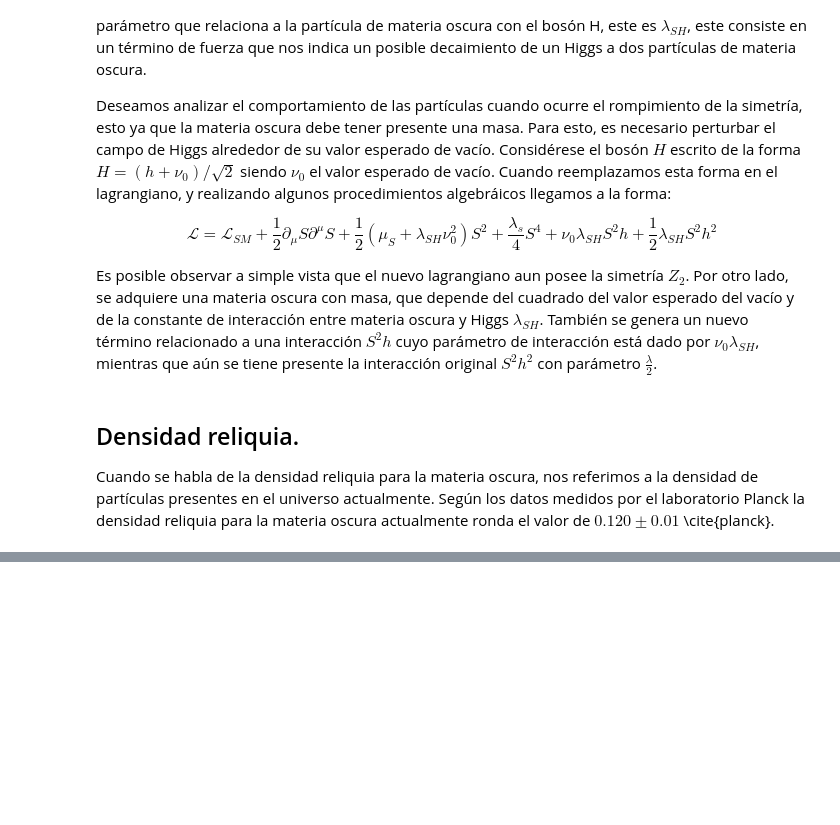
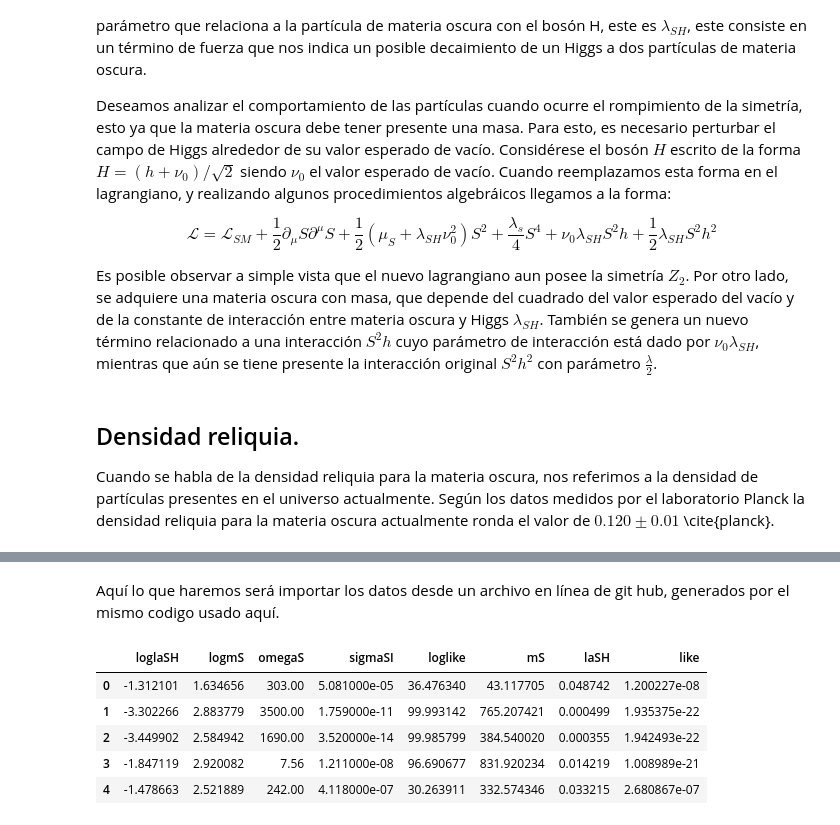
Before and after one commit to gadolfocastrillon/notebook_materiaOscura, a Jupyter notebook: micromegas_5.3.35/Modelos discretos de materia oscura.ipynb, the cells around one changed output, grey strips where cells are left out. Drawn from its saved outputs; the diff is of its cells as text; code cells hidden in the pictures; blank space fills up the shorter version.

```diff
--- a/micromegas_5.3.35/Modelos discretos de materia oscura.ipynb
+++ b/micromegas_5.3.35/Modelos discretos de materia oscura.ipynb
@@ -538,0 +539,18 @@ df
+# %% [markdown]
+Aquí lo que haremos será importar los datos desde un archivo en línea de git hub, generados por el mismo codigo usado aquí.
+# %%
+url = "datos.csv"
+columnas = ['loglaSH','logmS','omegaS','sigmaSI','loglike']
+### loglike means: -2log(L)
+df = pd.read_csv(url,names=columnas)
+df['mS'] = 10**df.logmS
+df['laSH'] = 10**df.loglaSH
+df['like'] = np.exp(-df.loglike/2)
+df.head()
+# %% [output]
+|  | loglaSH | logmS | omegaS | sigmaSI | loglike | mS | laSH | like |
+| 0 | -1.312101 | 1.634656 | 303.00 | 5.081000e-05 | 36.476340 | 43.117705 | 0.048742 | 1.200227e-08 |
+| 1 | -3.302266 | 2.883779 | 3500.00 | 1.759000e-11 | 99.993142 | 765.207421 | 0.000499 | 1.935375e-22 |
+| 2 | -3.449902 | 2.584942 | 1690.00 | 3.520000e-14 | 99.985799 | 384.540020 | 0.000355 | 1.942493e-22 |
+| 3 | -1.847119 | 2.920082 | 7.56 | 1.211000e-08 | 96.690677 | 831.920234 | 0.014219 | 1.008989e-21 |
+| 4 | -1.478663 | 2.521889 | 242.00 | 4.118000e-07 | 30.263911 | 332.574346 | 0.033215 | 2.680867e-07 |
```
Also changed, not shown: parts of 45 cells of this notebook.
